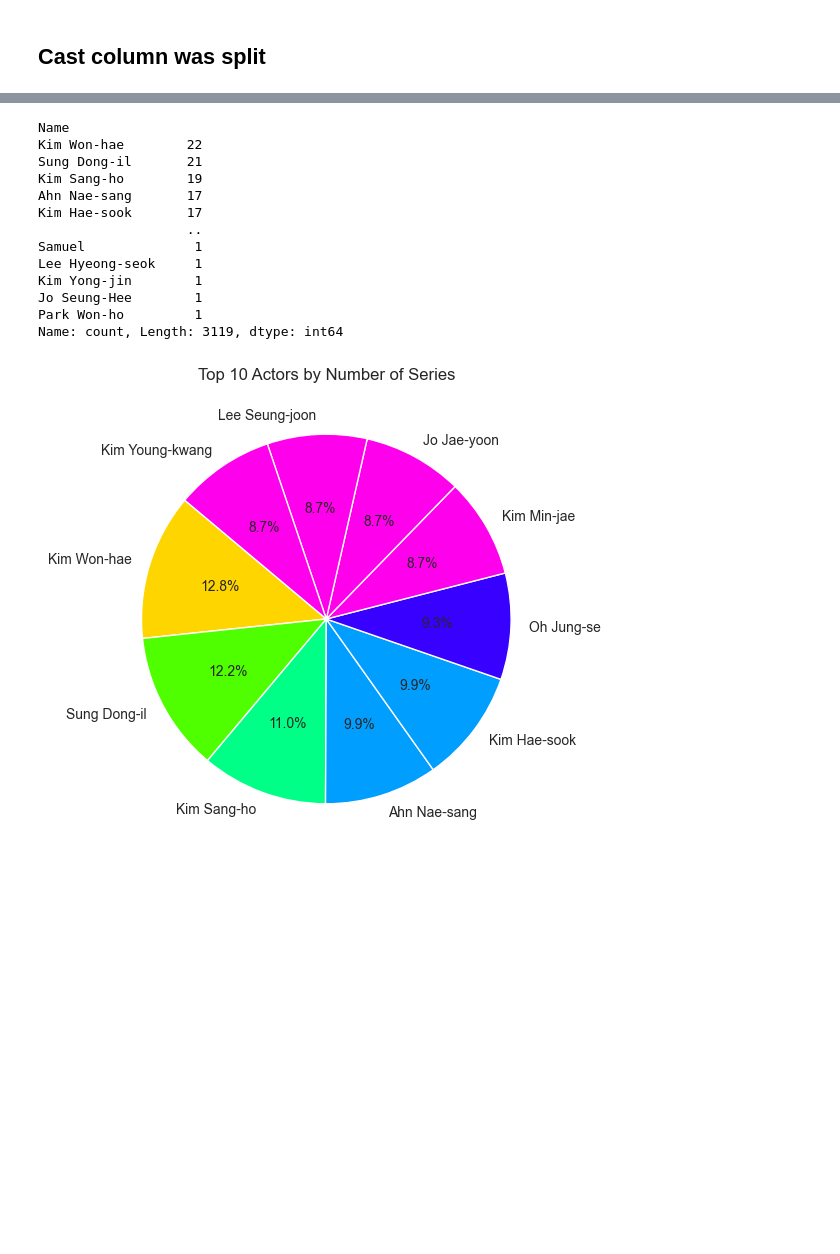
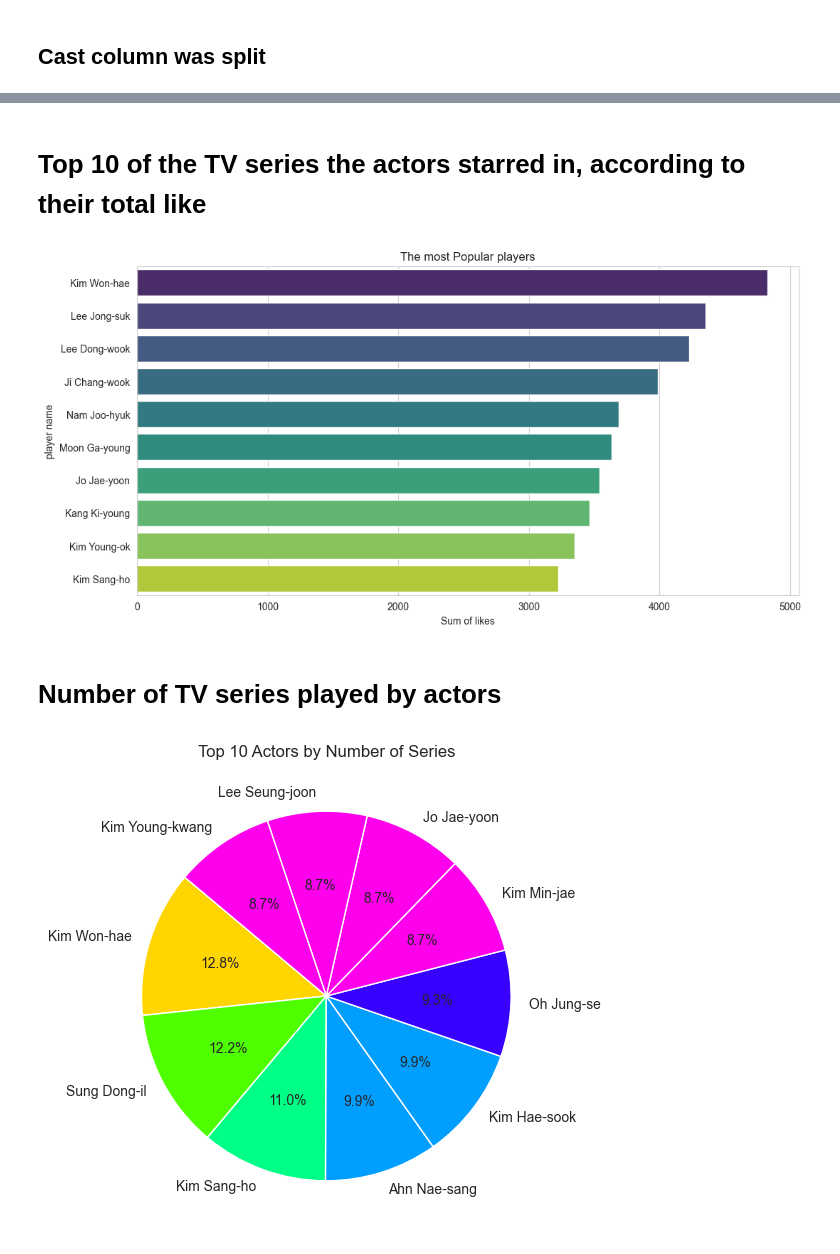
Before and after one commit to beyzaevcen/WebMiningProject, a Jupyter notebook: Processing.ipynb, the cells around one changed output, grey strips where cells are left out. Saved outputs shown, nothing was run; the diff lists cells and outputs as text; code cells hidden in the pictures; blank space fills up the shorter version.

Commit message:
Visualized the array

```diff
--- a/Processing.ipynb
+++ b/Processing.ipynb
@@ -163,19 +167,18 @@ cast_df
-# %%
-cast_df["Name"].value_counts()
-# %% [output]
-Name
-Kim Won-hae        22
-Sung Dong-il       21
-Kim Sang-ho        19
-Ahn Nae-sang       17
-Kim Hae-sook       17
-                   ..
-Samuel              1
-Lee Hyeong-seok     1
-Kim Yong-jin        1
-Jo Seung-Hee        1
-Park Won-ho         1
-Name: count, Length: 3119, dtype: int64
+# %% [markdown]
+# Top 10 of the TV series the actors starred in, according to their total like
+# %%
+popularity = cast_df.groupby('Name')['Likes'].sum().reset_index().sort_values(by='Likes', ascending=False).head(10)
+
+plt.figure(figsize=(12, 6))
+sns.barplot(y='Name', x='Likes', data=popularity, palette="viridis")
+plt.title('The most Popular players')
+plt.xlabel('Sum of likes')
+plt.ylabel('player name')
+plt.show()
+# %% [output]
+[figure, added]
+# %% [markdown]
+# Number of TV series played by actors
 # %%
 actor_counts = cast_df['Name'].value_counts()
 
```
Also changed, not shown: parts of 19 cells of this notebook.
